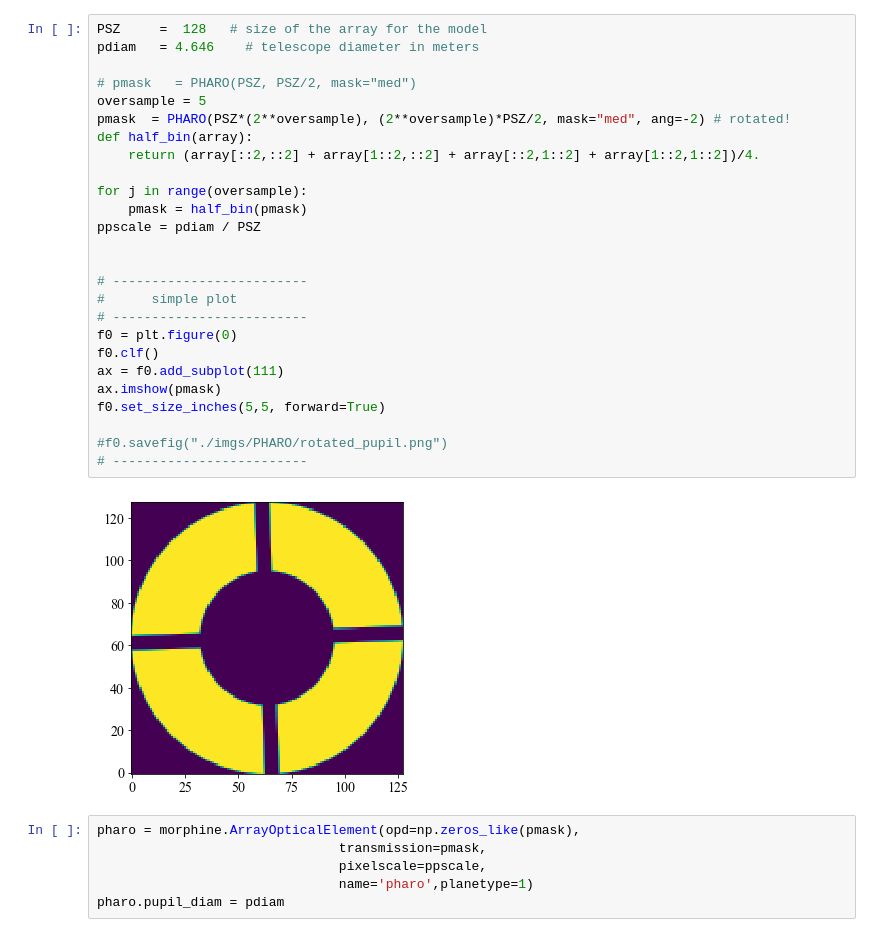
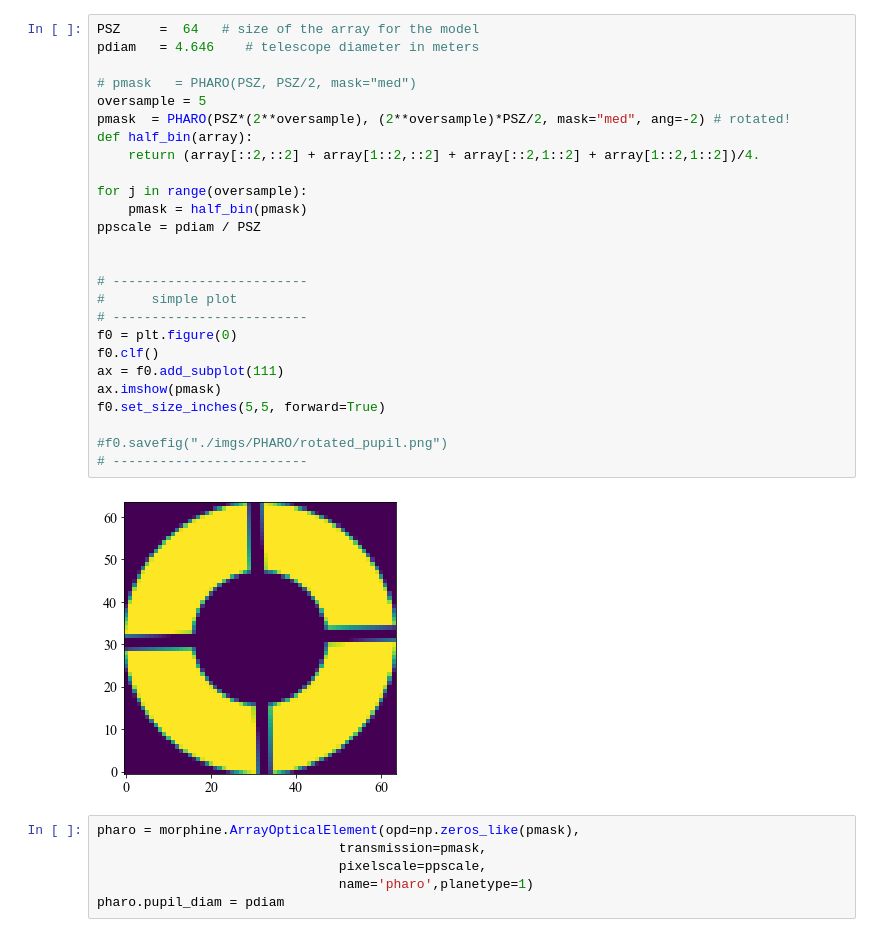
Before and after one commit to LouisDesdoigts/morphine, a Jupyter notebook: notebooks/morphine_pharo_xara.ipynb, the cells around one changed output. Saved outputs shown, nothing was run; the diff lists cells and outputs as text.

```diff
--- a/notebooks/morphine_pharo_xara.ipynb
+++ b/notebooks/morphine_pharo_xara.ipynb
@@ -58,31 +60,31 @@ if bit == 64:
 # %%
-PSZ     =  128   # size of the array for the model
+PSZ     =  64   # size of the array for the model
 pdiam   = 4.646    # telescope diameter in meters
 
 # pmask   = PHARO(PSZ, PSZ/2, mask="med")
 oversample = 5
 pmask  = PHARO(PSZ*(2**oversample), (2**oversample)*PSZ/2, mask="med", ang=-2) # rotated!
 def half_bin(array):
     return (array[::2,::2] + array[1::2,::2] + array[::2,1::2] + array[1::2,1::2])/4.
 
 for j in range(oversample):
     pmask = half_bin(pmask)
 ppscale = pdiam / PSZ
 
 
 # -------------------------
 #      simple plot
 # -------------------------
 f0 = plt.figure(0)
 f0.clf()
 ax = f0.add_subplot(111)
 ax.imshow(pmask)
 f0.set_size_inches(5,5, forward=True)
 
 #f0.savefig("./imgs/PHARO/rotated_pupil.png")
 # -------------------------
 # %% [output]
-[figure, old version]
+[figure, new version]
 # %%
 pharo = morphine.ArrayOpticalElement(opd=np.zeros_like(pmask),
                                transmission=pmask,
```
Also changed, not shown: parts of 42 cells of this notebook, 1 other file.
